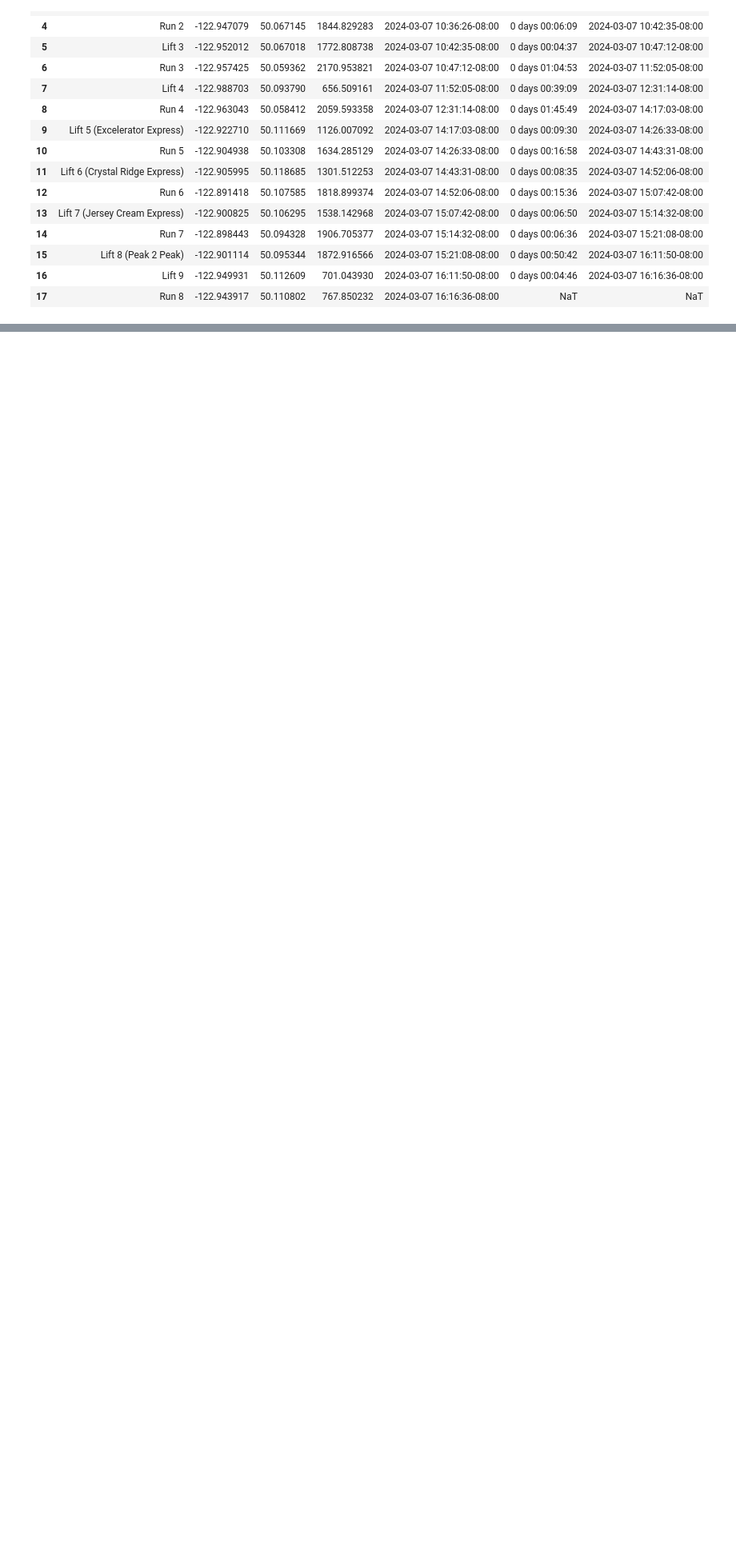
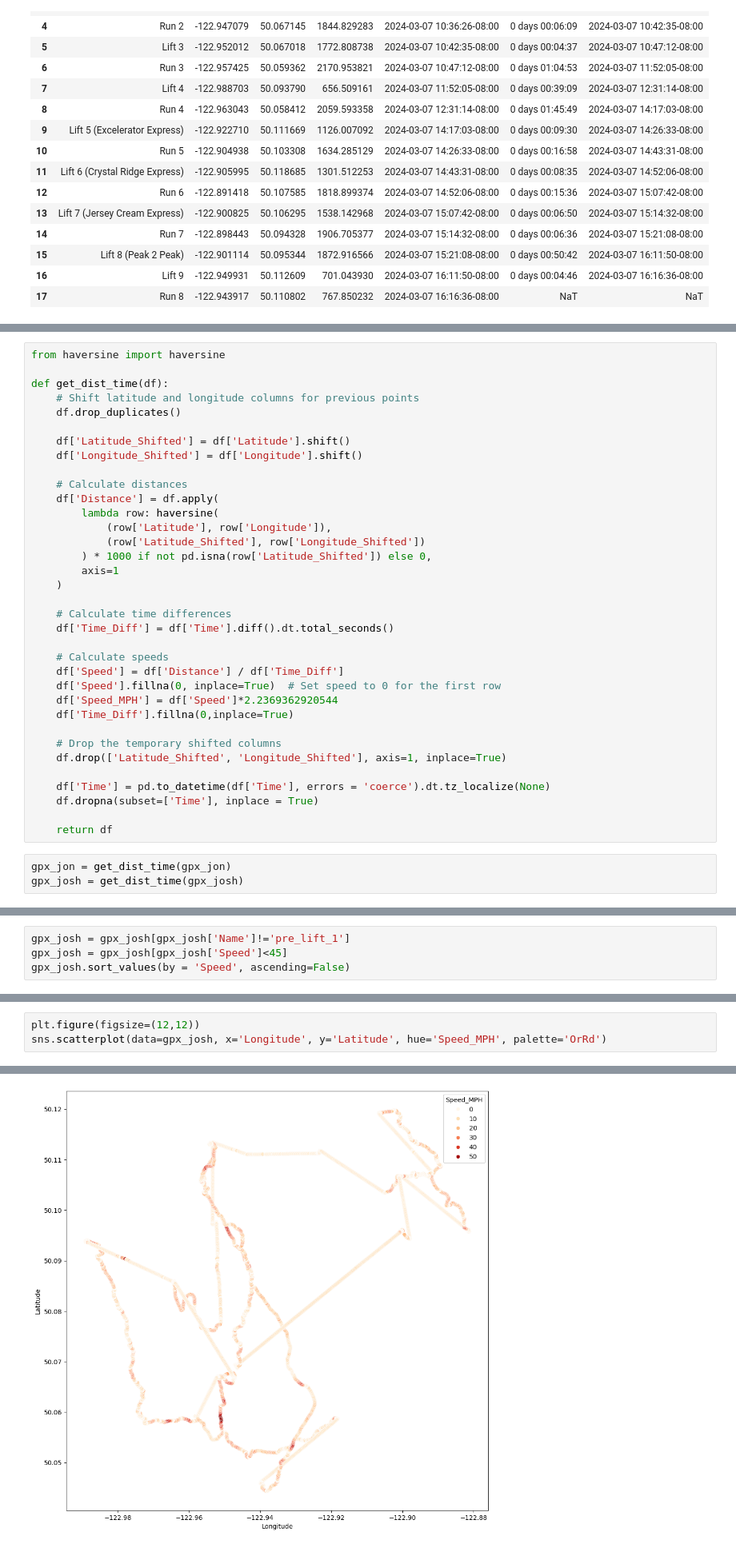
Before and after one commit to joshwinnes11/Project2, a Jupyter notebook: Project2(Josh).ipynb, the cells around one changed output, grey strips where cells are left out. Shown: that part at 80% size. Cells and saved outputs as stored; diff of their text form; blank space fills up the shorter version.

Commit message:
josh

```diff
--- a/Project2(Josh).ipynb
+++ b/Project2(Josh).ipynb
@@ -145,0 +146,38 @@ This is a change
+# %%
+from haversine import haversine
+
+def get_dist_time(df):
+    # Shift latitude and longitude columns for previous points
+    df.drop_duplicates()
+
+    df['Latitude_Shifted'] = df['Latitude'].shift()
+    df['Longitude_Shifted'] = df['Longitude'].shift()
+
+    # Calculate distances
+    df['Distance'] = df.apply(
+        lambda row: haversine(
+            (row['Latitude'], row['Longitude']),
+            (row['Latitude_Shifted'], row['Longitude_Shifted'])
+        ) * 1000 if not pd.isna(row['Latitude_Shifted']) else 0,
+        axis=1
+    )
+
+    # Calculate time differences
+    df['Time_Diff'] = df['Time'].diff().dt.total_seconds()
+
+    # Calculate speeds
+    df['Speed'] = df['Distance'] / df['Time_Diff']
+    df['Speed'].fillna(0, inplace=True)  # Set speed to 0 for the first row
+    df['Speed_MPH'] = df['Speed']*2.2369362920544
+    df['Time_Diff'].fillna(0,inplace=True)
+
+    # Drop the temporary shifted columns
+    df.drop(['Latitude_Shifted', 'Longitude_Shifted'], axis=1, inplace=True)
+
+    df['Time'] = pd.to_datetime(df['Time'], errors = 'coerce').dt.tz_localize(None)
+    df.dropna(subset=['Time'], inplace = True)
+
+    return df
+# %%
+gpx_jon = get_dist_time(gpx_jon)
+gpx_josh = get_dist_time(gpx_josh)
@@ -145,0 +198,4 @@ This is a change
+# %%
+gpx_josh = gpx_josh[gpx_josh['Name']!='pre_lift_1']
+gpx_josh = gpx_josh[gpx_josh['Speed']<45]
+gpx_josh.sort_values(by = 'Speed', ascending=False)
@@ -145,0 +216,4 @@ This is a change
+# %%
+plt.figure(figsize=(12,12))
+sns.scatterplot(data=gpx_josh, x='Longitude', y='Latitude', hue='Speed_MPH', palette='OrRd')
+# %% [output]
@@ -145,0 +221 @@ This is a change
+[figure, added]
```
Also changed, not shown: parts of 14 cells of this notebook.
